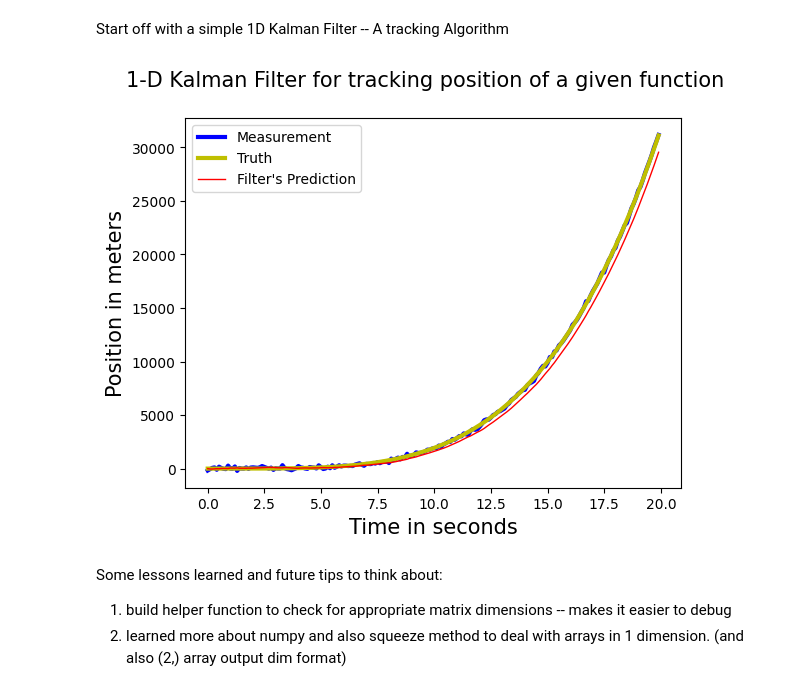
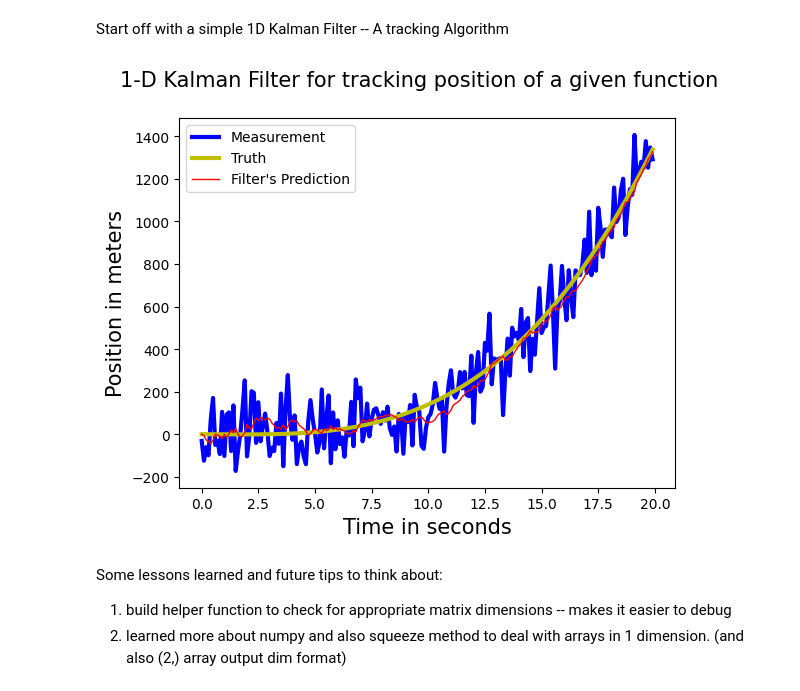
Before and after one commit to rr683/Python-Based-Projects, a Jupyter notebook: Scientific/kalmanFilter.ipynb, the cells around one changed output. Drawn from its saved outputs; the diff is of its cells as text; code cells hidden in the pictures.

```diff
--- a/Scientific/kalmanFilter.ipynb
+++ b/Scientific/kalmanFilter.ipynb
@@ -95,7 +95,7 @@ def main():
     u_control = 1.5        # random reference point for control attribute since we have no data
 
     # model function we are tracking
-    true_track = 0.2*(t**4 - 3*t**2)
+    true_track = 0.2*(t**3 - 3*t**2)
 
     # creating instance
     kalman1 = Kalman1D(dt, sigma_measurement, sigma_acc, u_control)
@@ -104,34 +104,34 @@ def main():
     prediction =  []
 
     for x_est in true_track:
         measurement_residual = np.random.normal(0,100)
         z_measurement_model = kalman1.H * x_est + measurement_residual
 
         measurement.append(z_measurement_model.item(0))
         prediction.append(kalman1.predict()[0])
 
         kalman1.update(z_measurement_model.item(0))
 
 
     graph = plt.figure()
 
     graph.suptitle('1-D Kalman Filter for tracking position of a given function', fontsize = 15)
 
     plt.plot(t, measurement, label= "Measurement", color = 'b', linewidth = 3)
     plt.plot(t, np.array(true_track), label= "Truth", color = 'y', linewidth = 3)
     plt.plot(t, np.squeeze(prediction), label= "Filter's Prediction", color = 'r', linewidth = 1) # method squeeze is helpful here
 
     plt.xlabel('Time in seconds', fontsize = 15)
     plt.ylabel("Position in meters", fontsize = 15)
     plt.legend()
     plt.show()
 
 
 if __name__ == '__main__':
 
     main()
 # %% [output]
-[figure, old version]
+[figure, new version]
 # %% [markdown]
 Some lessons learned and future tips to think about:
 
```
